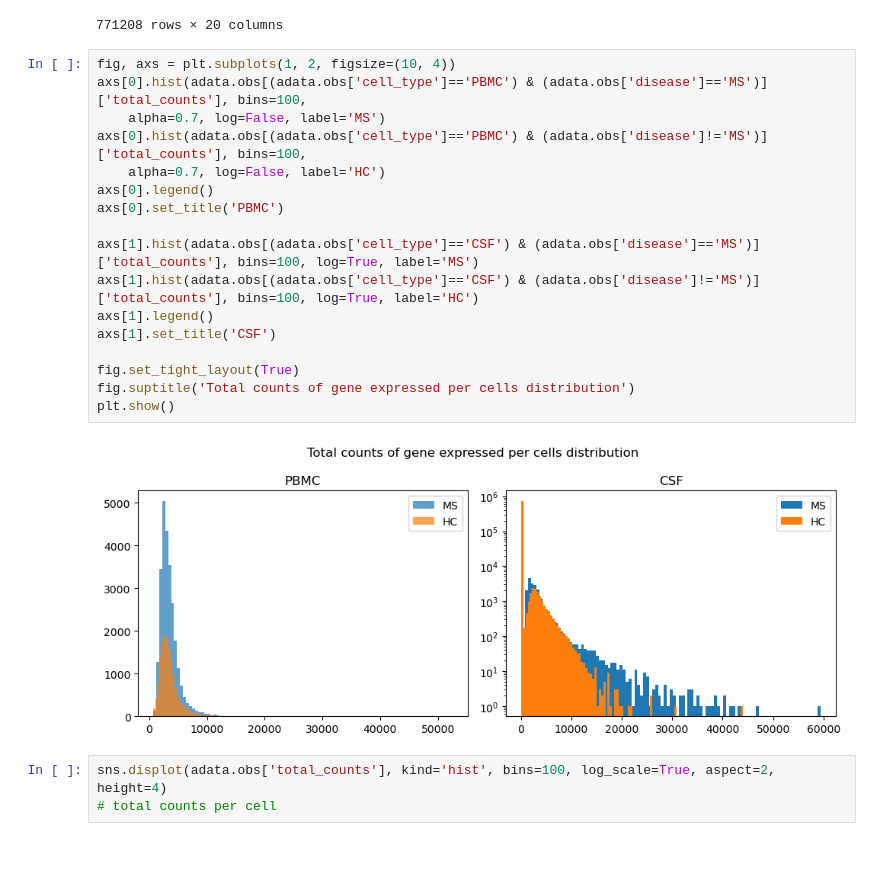
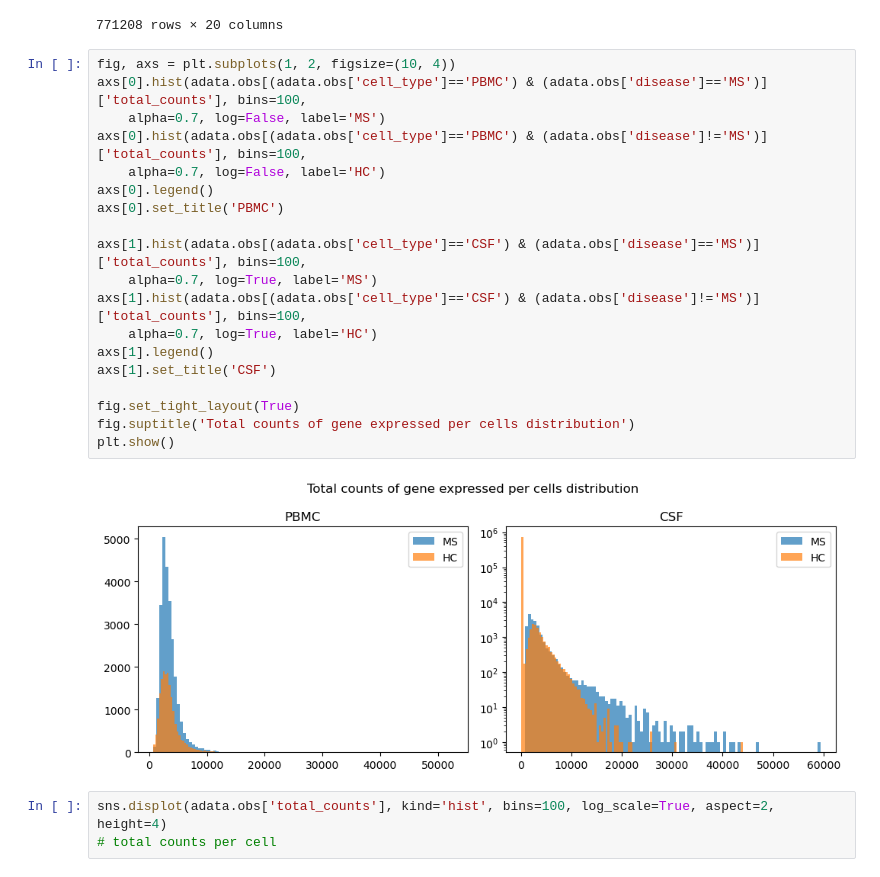
Before and after one commit to multi-omics-integration-for-MS/MS-GEO-Datasets, a Jupyter notebook: GSE138266/GSE138266_EDA.ipynb, the cells around one changed output. Saved outputs shown, nothing was run; the diff lists cells and outputs as text.

```diff
--- a/GSE138266/GSE138266_EDA.ipynb
+++ b/GSE138266/GSE138266_EDA.ipynb
@@ -117,22 +117,24 @@ adata.obs[adata.obs['cell_type']=='CSF']
 # %%
 fig, axs = plt.subplots(1, 2, figsize=(10, 4))
 axs[0].hist(adata.obs[(adata.obs['cell_type']=='PBMC') & (adata.obs['disease']=='MS')]['total_counts'], bins=100,
     alpha=0.7, log=False, label='MS')
 axs[0].hist(adata.obs[(adata.obs['cell_type']=='PBMC') & (adata.obs['disease']!='MS')]['total_counts'], bins=100,
     alpha=0.7, log=False, label='HC')
 axs[0].legend()
 axs[0].set_title('PBMC')
 
-axs[1].hist(adata.obs[(adata.obs['cell_type']=='CSF') & (adata.obs['disease']=='MS')]['total_counts'], bins=100, log=True, label='MS')
-axs[1].hist(adata.obs[(adata.obs['cell_type']=='CSF') & (adata.obs['disease']!='MS')]['total_counts'], bins=100, log=True, label='HC')
+axs[1].hist(adata.obs[(adata.obs['cell_type']=='CSF') & (adata.obs['disease']=='MS')]['total_counts'], bins=100,
+    alpha=0.7, log=True, label='MS')
+axs[1].hist(adata.obs[(adata.obs['cell_type']=='CSF') & (adata.obs['disease']!='MS')]['total_counts'], bins=100,
+    alpha=0.7, log=True, label='HC')
 axs[1].legend()
 axs[1].set_title('CSF')
 
 fig.set_tight_layout(True)
 fig.suptitle('Total counts of gene expressed per cells distribution')
 plt.show()
 # %% [output]
-[figure, old version]
+[figure, new version]
 # %%
 sns.displot(adata.obs['total_counts'], kind='hist', bins=100, log_scale=True, aspect=2, height=4)
 # total counts per cell
```
Also changed, not shown: parts of 12 cells of this notebook.
